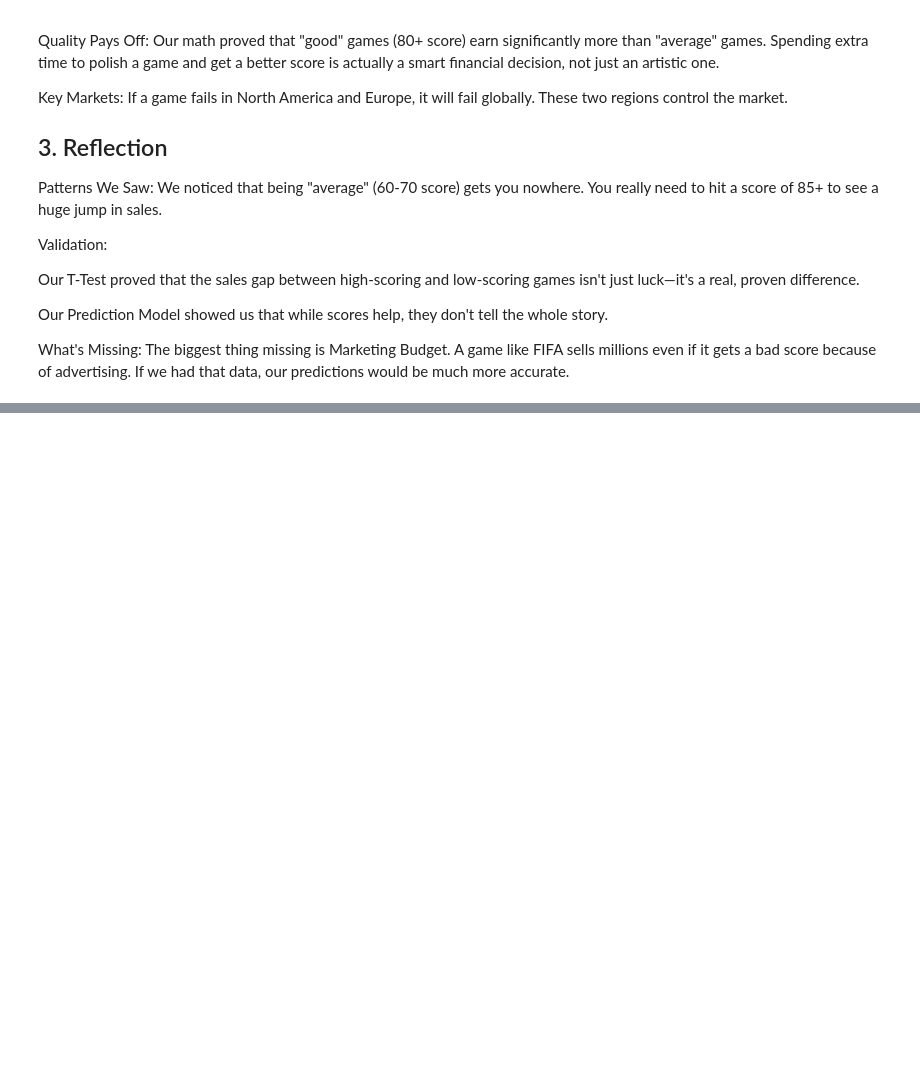
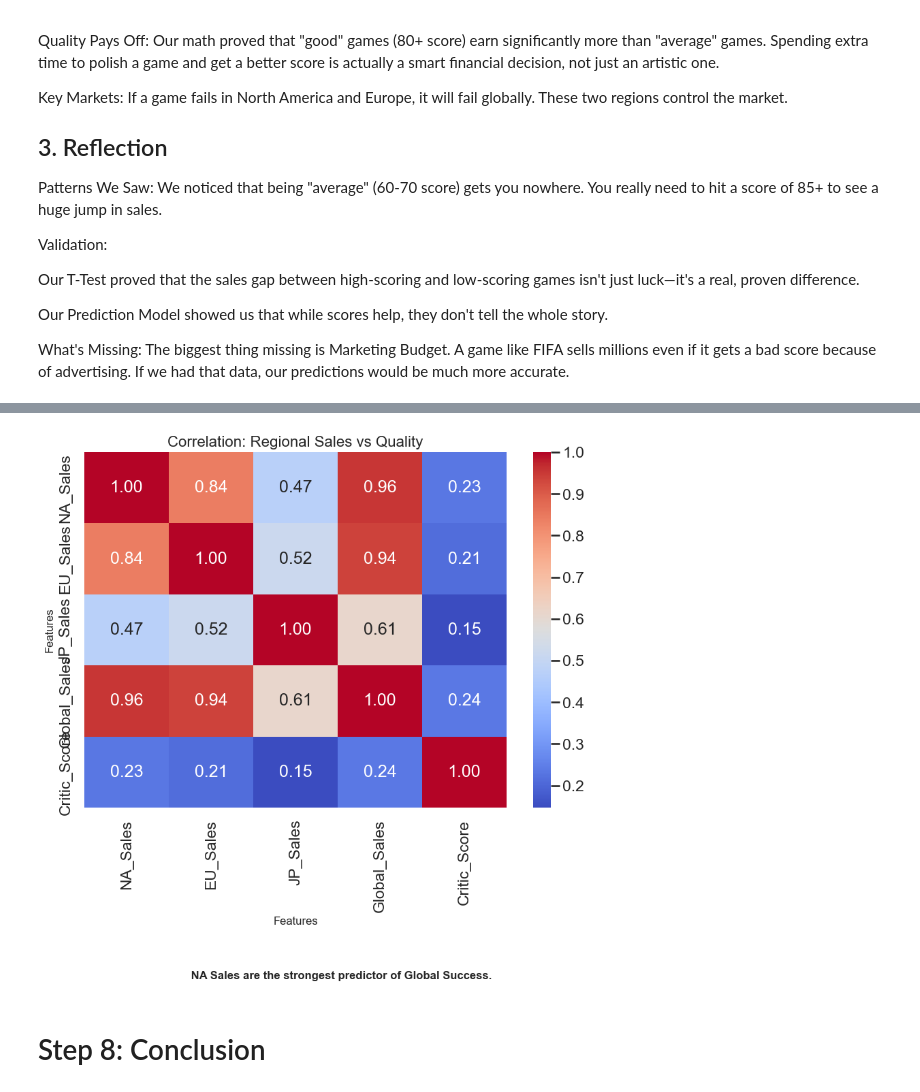
Before and after one commit to AnakinSkywalker0/DataAnalysisOnVideoGames, a Jupyter notebook: DataAnalysis.ipynb, the cells around one changed output, grey strips where cells are left out. Cells and saved outputs as stored; diff of their text form; code cells hidden in the pictures; blank space fills up the shorter version.

```diff
--- a/DataAnalysis.ipynb
+++ b/DataAnalysis.ipynb
@@ -452,0 +493,18 @@ What's Missing: The biggest thing missing is Marketing Budget. A game like FIFA
+# %%
+plt.figure(figsize=(10, 9))
+cols = ['NA_Sales', 'EU_Sales', 'JP_Sales', 'Global_Sales', 'Critic_Score']
+sns.heatmap(df_scored[cols].corr(), annot=True, cmap='coolwarm', fmt=".2f")
+
+plt.title("Correlation: Regional Sales vs Quality", fontsize=16)
+plt.xlabel("Features", fontsize=12)
+plt.ylabel("Features", fontsize=12)
+
+# Add Caption inside the image (Now Bold)
+plt.figtext(0.5, 0.02, " NA Sales are the strongest predictor of Global Success.",
+            wrap=True, horizontalalignment='center', fontsize=12, fontweight='bold')
+plt.subplots_adjust(bottom=0.3)
+plt.show()
+# %% [output]
+[figure, added]
+# %% [markdown]
+# Step 8: Conclusion
```
Also changed, not shown: parts of 4 cells of this notebook.
